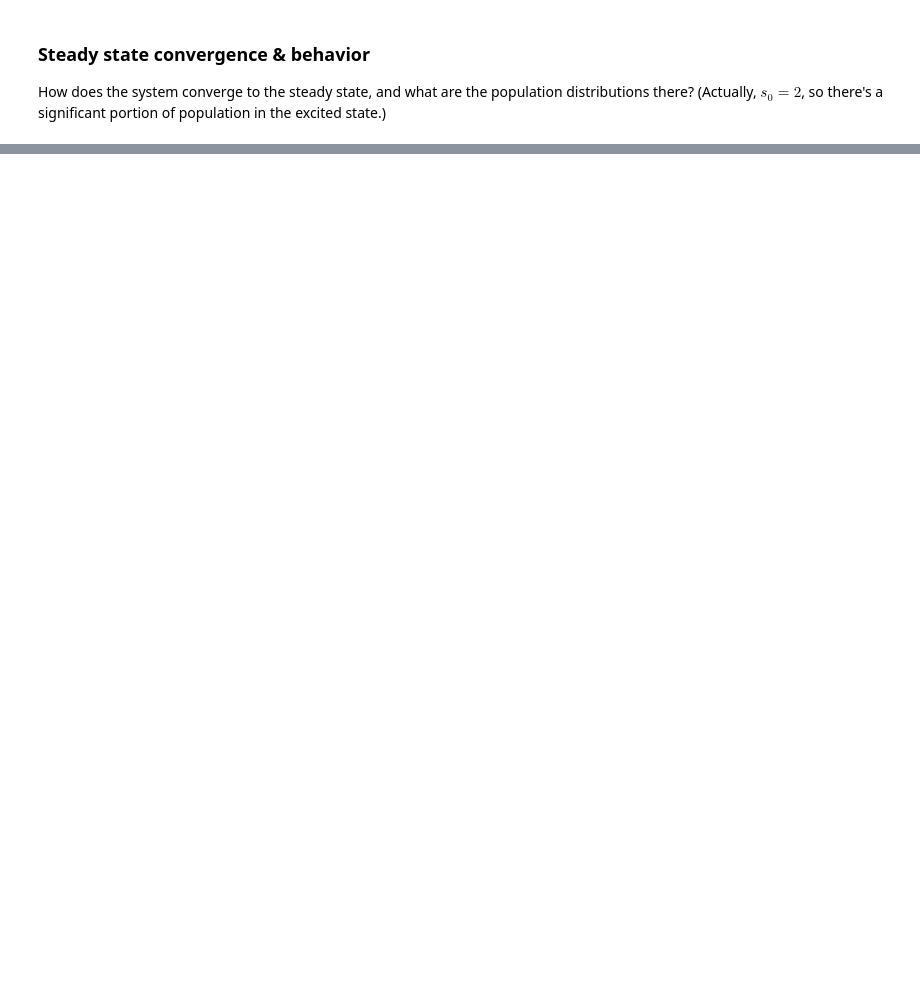
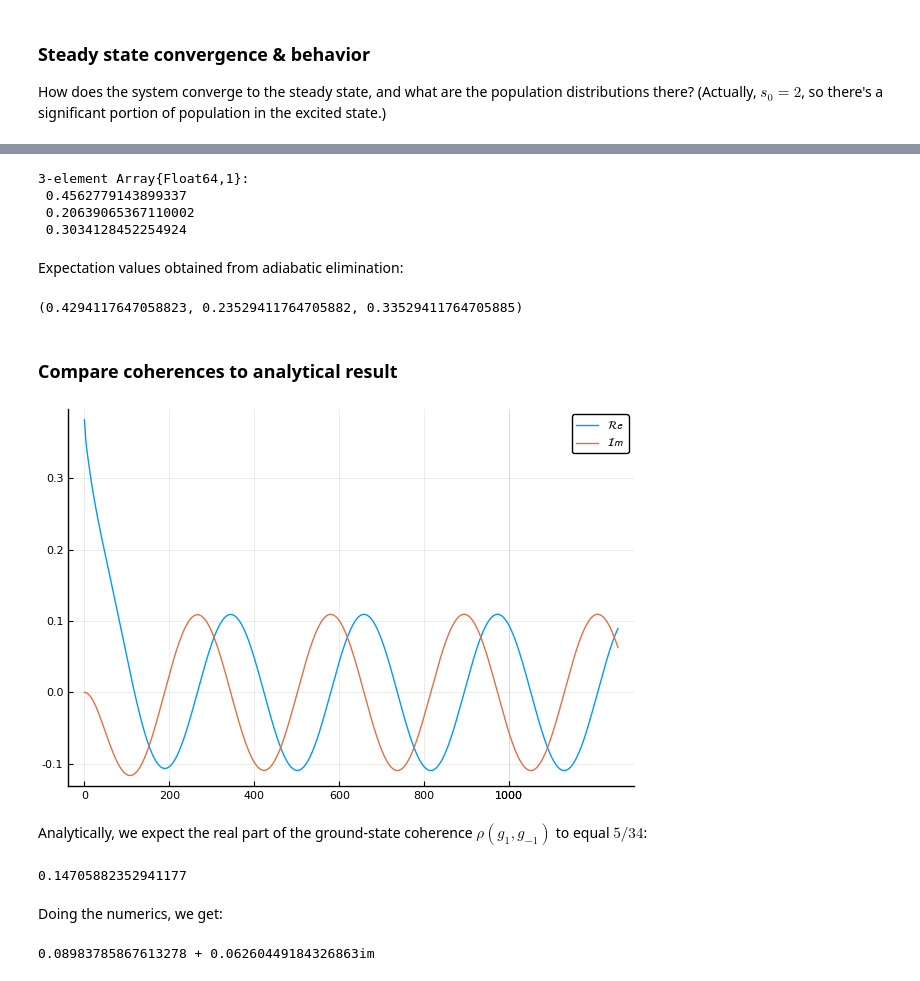
Before and after one commit to dehond/Cooling-calculations, a Jupyter notebook: Polarization-gradient-cooling-from-OBE.ipynb, the cells around one changed output, grey strips where cells are left out. Saved outputs shown, nothing was run; the diff lists cells and outputs as text; code cells hidden in the pictures; blank space fills up the shorter version.

```diff
--- a/Polarization-gradient-cooling-from-OBE.ipynb
+++ b/Polarization-gradient-cooling-from-OBE.ipynb
@@ -108,9 +137,12 @@ plot(vs, forces,
 ### Steady state convergence & behavior
 How does the system converge to the steady state, and what are the population distributions there? (Actually, $s_0 = 2$, so there's a significant portion of population in the excited state.)
 # %%
-ψ₀ = Ket(sbasis, sqrt.([0.45; 0.1; 0.45; zeros(nStates - 3)]));
-T = [0:2000;];
-Hₜ = (t, ρ) -> (H(1 * t), L, Ldagger);
+vₘ = 0.01;
+Tₘ = 4*π / abs(vₘ);
+Tₘ = max(mintime, min(maxtime, Tₘ));
+ψ₀ = Ket(sbasis, sqrt.([13/34; 4/17; 13/34; zeros(nStates - 3)]));
+T = [0:1:Tₘ;];
+Hₜ = (t, ρ) -> (H(vₘ * t), L, Ldagger);
 tout, ρₜ = timeevolution.master_dynamic(T, ψ₀, Hₜ; rates = rate);
 # %%
 plot(tout, real(expect(DenseOperator(sbasis, Diagonal([1.; zeros(nStates - 1)])), ρₜ)), label = L"$\langle g_{-1} | \rho | g_{-1} \rangle$", width = 2)
@@ -129,0 +161,33 @@ plot!(tout, real(expect(DenseOperator(sbasis, Diagonal([0.; 0.; 1.; zeros(nState
+# %%
+ρOperator(i, j) = SparseOperator(sbasis, sparse([j], [i], [complex(1.)], nStates, nStates));
+pops = [real(expect(ρOperator(i, i), ρₜ[end])) for i in 1:3]
+# %% [output]
+3-element Array{Float64,1}:
+ 0.4562779143899337
+ 0.20639065367110002
+ 0.3034128452254924
+# %% [markdown]
+Expectation values obtained from adiabatic elimination:
+# %%
+1/34. * (13 - 240 * vₘ * δ / (s₀ * (5 + 4*δ^2))), 4/17, 1/34. * (13 + 240 * vₘ * δ / (s₀ * (5 + 4*δ^2)))
+# %% [output]
+(0.4294117647058823, 0.23529411764705882, 0.33529411764705885)
+# %% [markdown]
+### Compare coherences to analytical result
+# %%
+plot(tout, real(expect(ρOperator(1, 3), ρₜ)), label = L"$\mathcal{Re}$")
+plot!(tout, imag(expect(ρOperator(1, 3), ρₜ)), label = L"$\mathcal{Im}$")
+# %% [output]
+[figure, added]
+# %% [markdown]
+Analytically, we expect the real part of the ground-state coherence $\rho(g_{1},g_{-1})$ to equal $5/34$:
+# %%
+5/34
+# %% [output]
+0.14705882352941177
+# %% [markdown]
+Doing the numerics, we get:
+# %%
+expect(ρOperator(1, 3), ρₜ[end])
+# %% [output]
+0.08983785867613278 + 0.06260449184326863im
```
Also changed, not shown: parts of 12 cells of this notebook, 2 other files.
